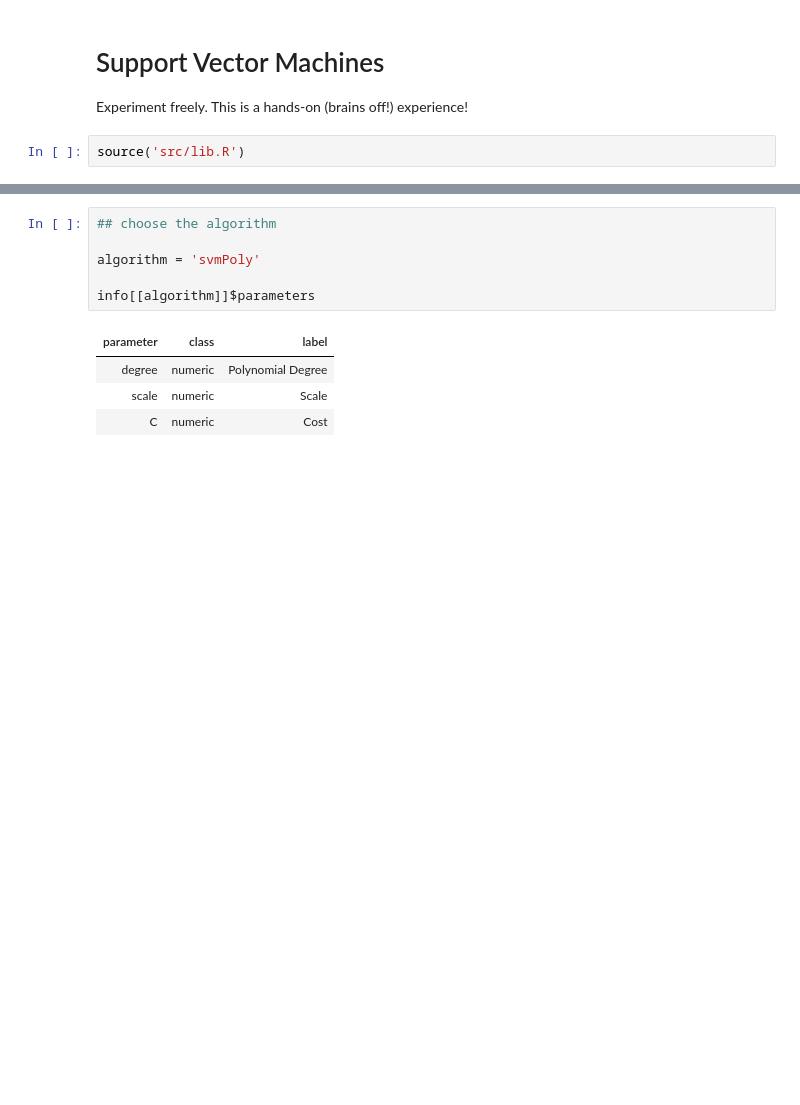
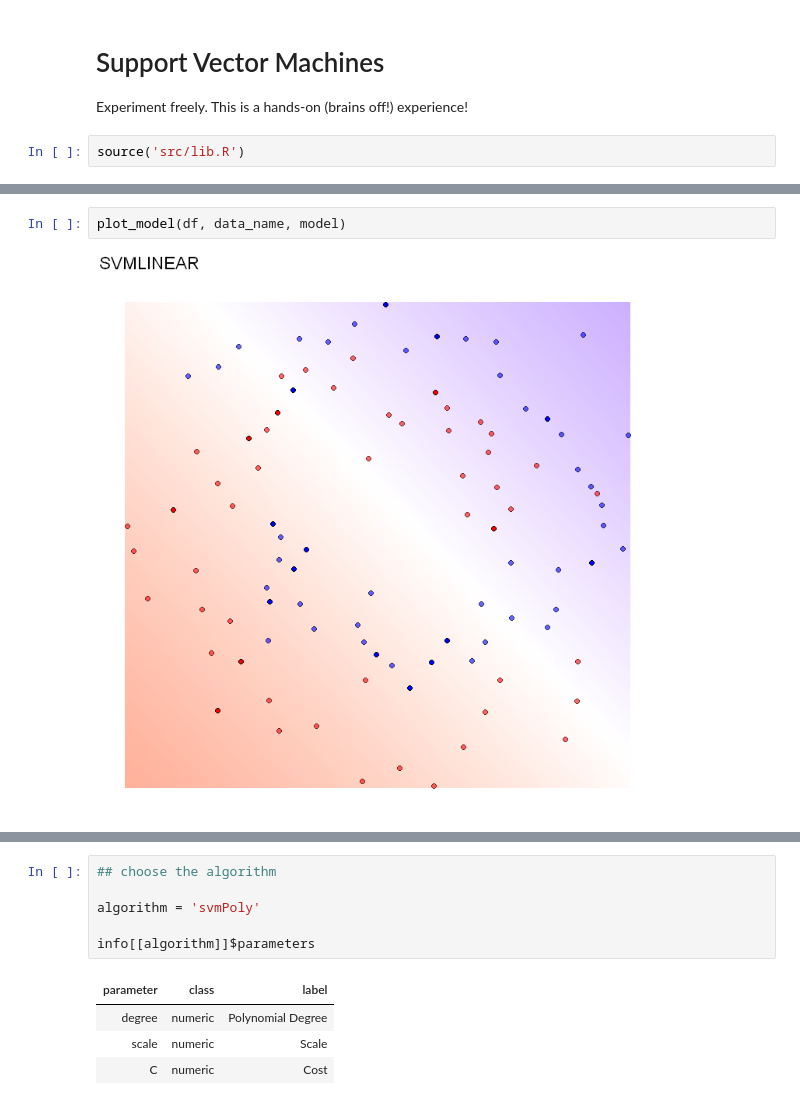
Before and after one commit to mmmlc/mlTeachings, a Jupyter notebook: 1_4_svm.ipynb, the cells around one changed output, grey strips where cells are left out. Cells and saved outputs as stored; diff of their text form; blank space fills up the shorter version.

```diff
--- a/1_4_svm.ipynb
+++ b/1_4_svm.ipynb
@@ -38,0 +149,4 @@ ___
+# %%
+plot_model(df, data_name, model)
+# %% [output]
+[figure, added]
```
Also changed, not shown: parts of 21 cells of this notebook, 8 other files.
